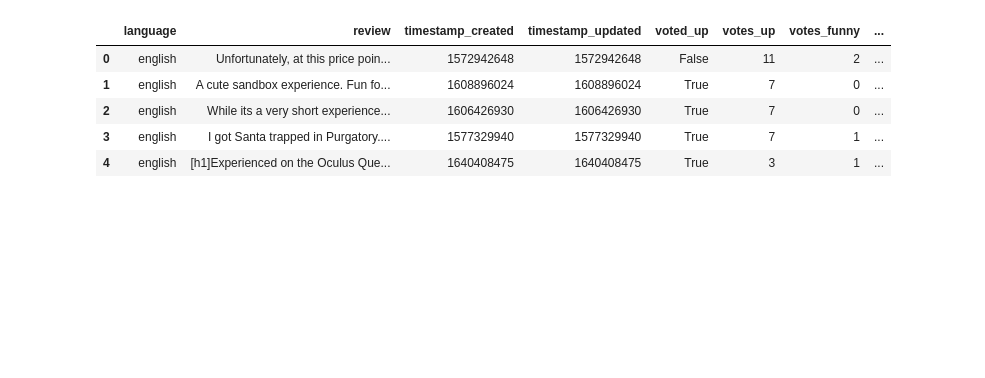
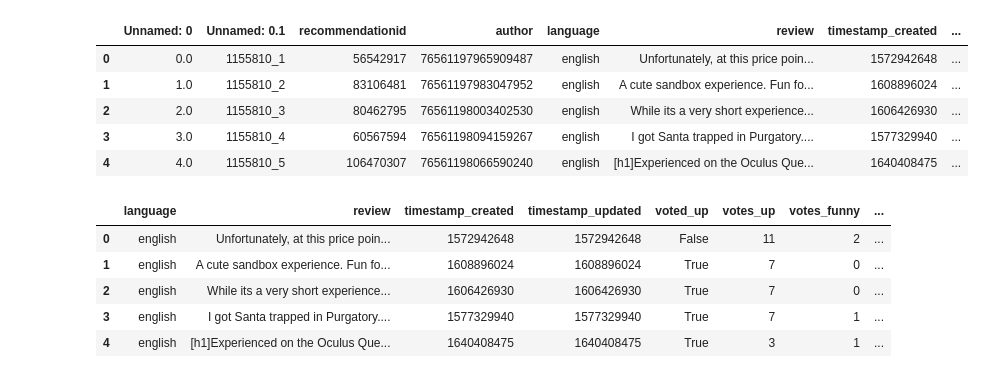
Before and after one commit to EdwinVIII/dataknights_project, a Jupyter notebook: Text Analysis.ipynb, the cells around one changed output. Drawn from its saved outputs; the diff is of its cells as text; code cells hidden in the pictures; blank space fills up the shorter version.

```diff
--- a/Text Analysis.ipynb
+++ b/Text Analysis.ipynb
@@ -20 +38,11 @@ reviews_df.shape
+# %%
+reviews_raw[['appid', 'rev_id']] = reviews_raw['Unnamed: 0.1'].str.split("_", expand=True)
+reviews_raw.head()
+# %% [output]
+|  | Unnamed: 0 | Unnamed: 0.1 | recommendationid | author | language | review | timestamp_created | ... |
+| 0 | 0.0 | 1155810_1 | 56542917 | 76561197965909487 | english | Unfortunately, at this price poin... | 1572942648 | ... |
+| 1 | 1.0 | 1155810_2 | 83106481 | 76561197983047952 | english | A cute sandbox experience. Fun fo... | 1608896024 | ... |
+| 2 | 2.0 | 1155810_3 | 80462795 | 76561198003402530 | english | While its a very short experience... | 1606426930 | ... |
+| 3 | 3.0 | 1155810_4 | 60567594 | 76561198094159267 | english | I got Santa trapped in Purgatory.... | 1577329940 | ... |
+| 4 | 4.0 | 1155810_5 | 106470307 | 76561198066590240 | english | [h1]Experienced on the Oculus Que... | 1640408475 | ... |
 # %%
```
Also changed, not shown: parts of 18 cells of this notebook.
